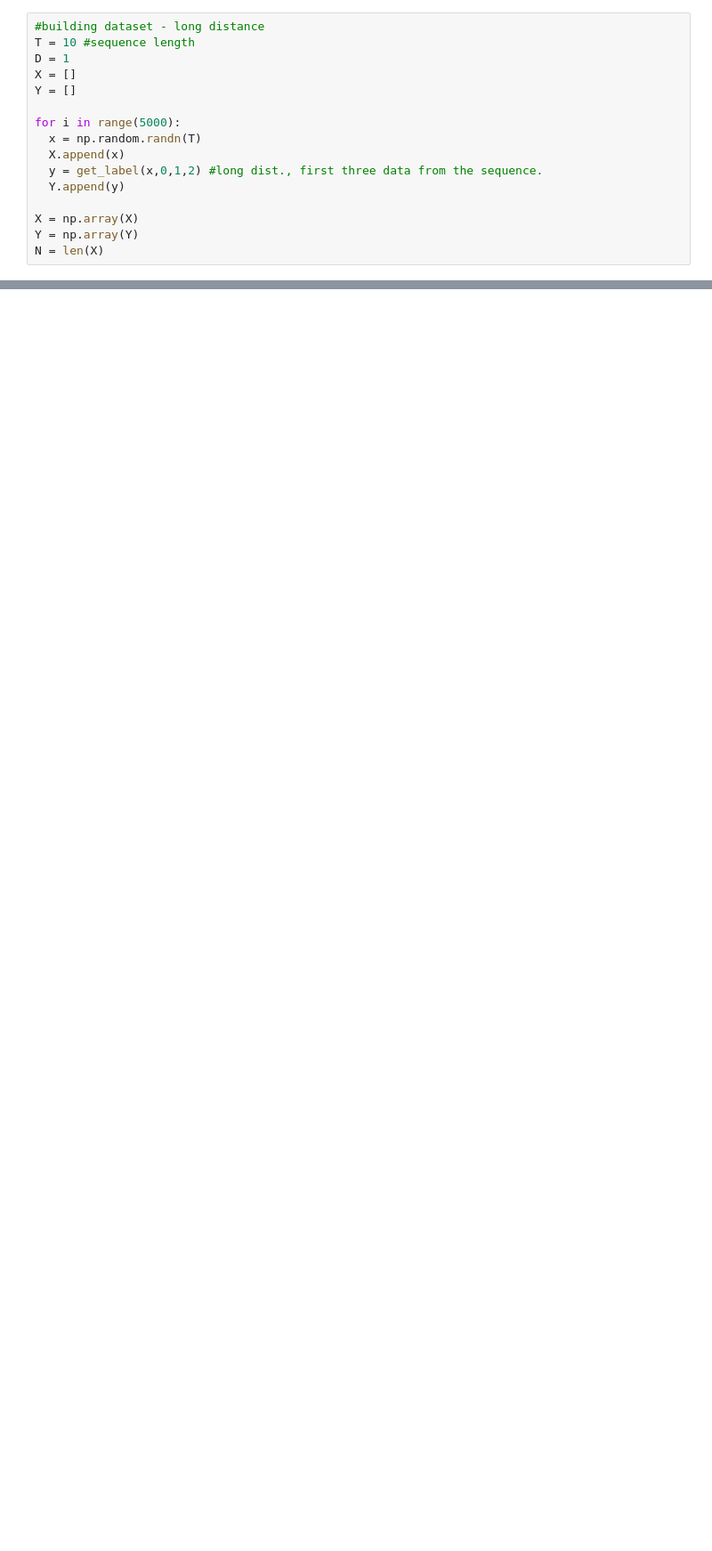
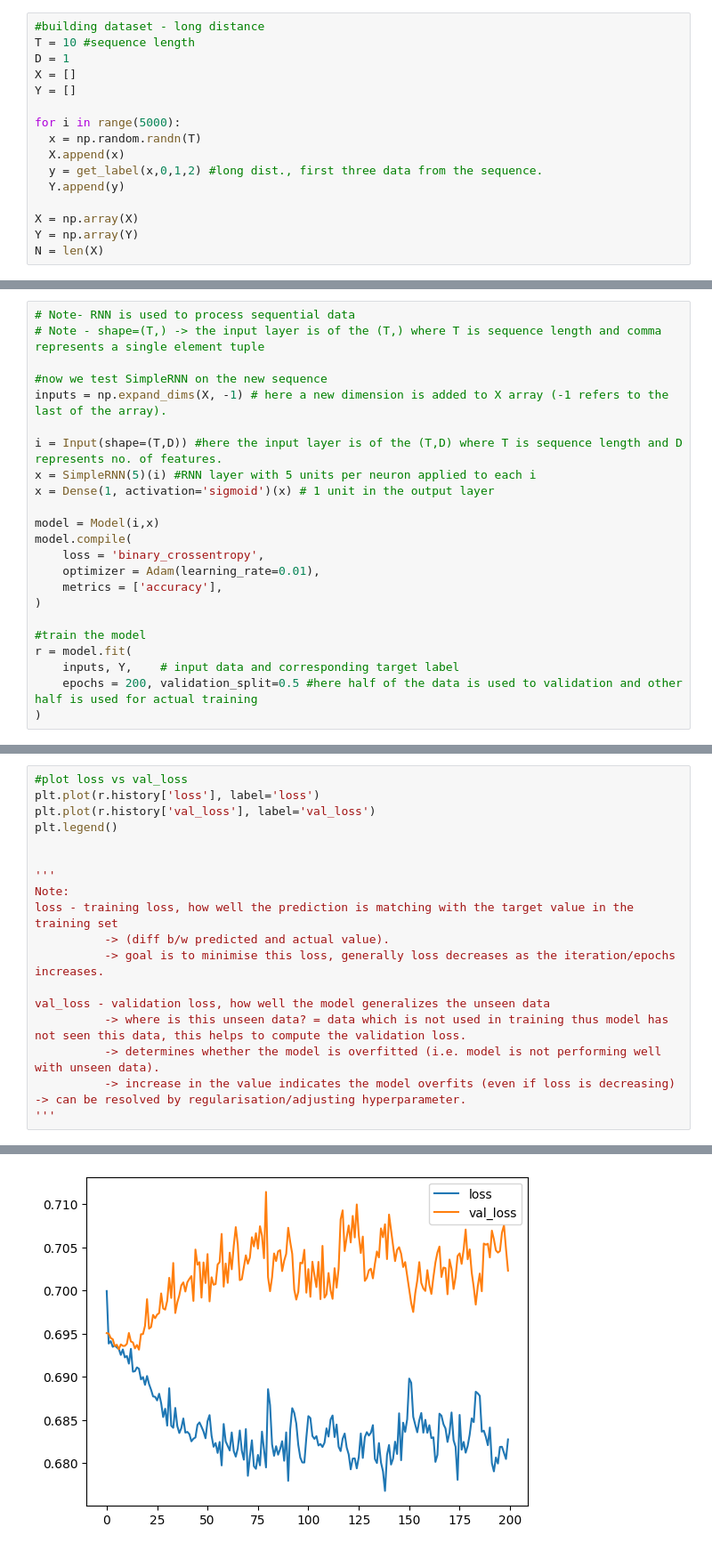
Before and after one commit to ChitteshKumar/udemy_deep_learning_tutorials, a Jupyter notebook: LongDistanceProblem.ipynb, the cells around one changed output, grey strips where cells are left out. Shown at 89% size. Cells and saved outputs as stored; diff of their text form; blank space fills up the shorter version.

```diff
--- a/LongDistanceProblem.ipynb
+++ b/LongDistanceProblem.ipynb
@@ -220,0 +292,23 @@ plt.legend()
+# %%
+# Note- RNN is used to process sequential data
+# Note - shape=(T,) -> the input layer is of the (T,) where T is sequence length and comma represents a single element tuple
+
+#now we test SimpleRNN on the new sequence
+inputs = np.expand_dims(X, -1) # here a new dimension is added to X array (-1 refers to the last of the array).
+
+i = Input(shape=(T,D)) #here the input layer is of the (T,D) where T is sequence length and D represents no. of features.
+x = SimpleRNN(5)(i) #RNN layer with 5 units per neuron applied to each i
+x = Dense(1, activation='sigmoid')(x) # 1 unit in the output layer
+
+model = Model(i,x)
+model.compile(
+    loss = 'binary_crossentropy',
+    optimizer = Adam(learning_rate=0.01),
+    metrics = ['accuracy'],
+)
+
+#train the model
+r = model.fit(
+    inputs, Y,    # input data and corresponding target label
+    epochs = 200, validation_split=0.5 #here half of the data is used to validation and other half is used for actual training
+)
@@ -220,0 +333,19 @@ plt.legend()
+# %%
+#plot loss vs val_loss
+plt.plot(r.history['loss'], label='loss')
+plt.plot(r.history['val_loss'], label='val_loss')
+plt.legend()
+
+
+'''
+Note:
+loss - training loss, how well the prediction is matching with the target value in the training set
+          -> (diff b/w predicted and actual value).
+          -> goal is to minimise this loss, generally loss decreases as the iteration/epochs increases.
+
+val_loss - validation loss, how well the model generalizes the unseen data
+          -> where is this unseen data? = data which is not used in training thus model has not seen this data, this helps to compute the validation loss.
+          -> determines whether the model is overfitted (i.e. model is not performing well with unseen data).
+          -> increase in the value indicates the model overfits (even if loss is decreasing) -> can be resolved by regularisation/adjusting hyperparameter.
+'''
+# %% [output]
@@ -220,0 +353 @@ plt.legend()
+[figure, added]
```
Also changed, not shown: parts of 29 cells of this notebook.
